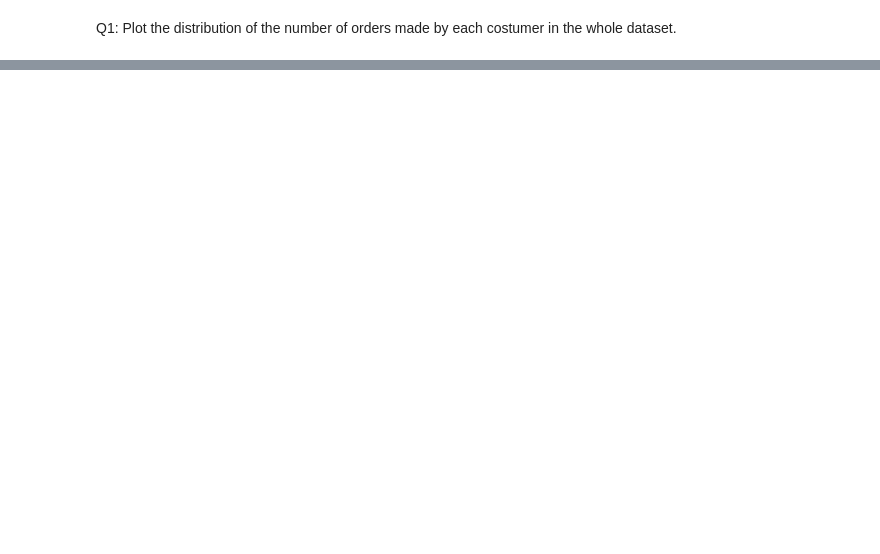
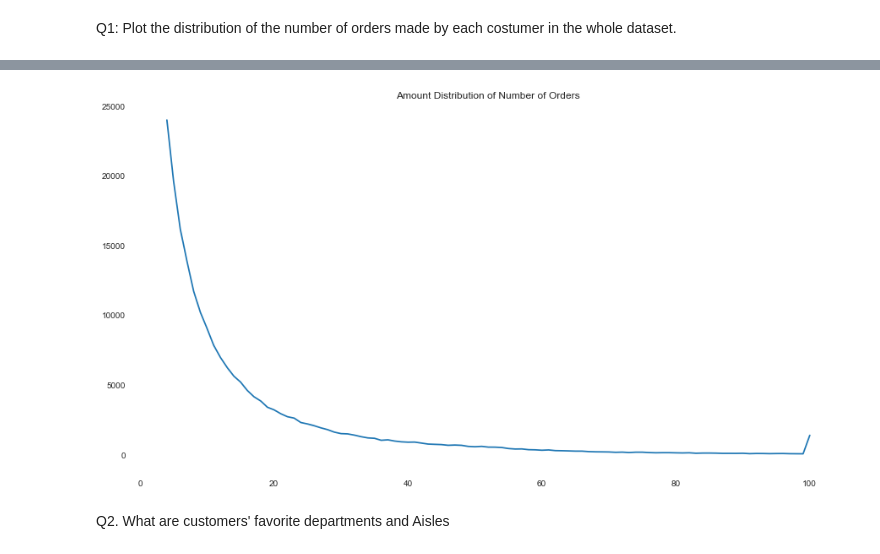
Before and after one commit to SebastienW71/customerAnalysis, a Jupyter notebook: Customer_Analysis_Business_Question.ipynb, the cells around one changed output, grey strips where cells are left out. Cells and saved outputs as stored; diff of their text form; code cells hidden in the pictures; blank space fills up the shorter version.

```diff
--- a/Customer_Analysis_Business_Question.ipynb
+++ b/Customer_Analysis_Business_Question.ipynb
@@ -106,3 +106,10 @@ Ticket 02 (Week 1)
     </font>
 # %% [markdown]
 Q1: Plot the distribution of the number of orders made by each costumer in the whole dataset.
+# %%
+groupby06 = orders['order_id'].groupby(orders['user_id'])
+result01 = pd.DataFrame({'Number_of_Order':groupby06.count()})
+
+groupby07 = result01['Number_of_Order'].groupby(result01['Number_of_Order'])
+result02 = groupby07.count()
+result02
@@ -108,0 +130,9 @@ Q1: Plot the distribution of the number of orders made by each costumer in the w
+# %%
+plt.figure(figsize=(15,8))
+plt.title('Amount Distribution of Number of Orders')
+plt.plot(result02)
+plt.show()
+# %% [output]
+[figure, added]
+# %% [markdown]
+Q2. What are customers' favorite departments and Aisles
```
Also changed, not shown: parts of 12 cells of this notebook.
